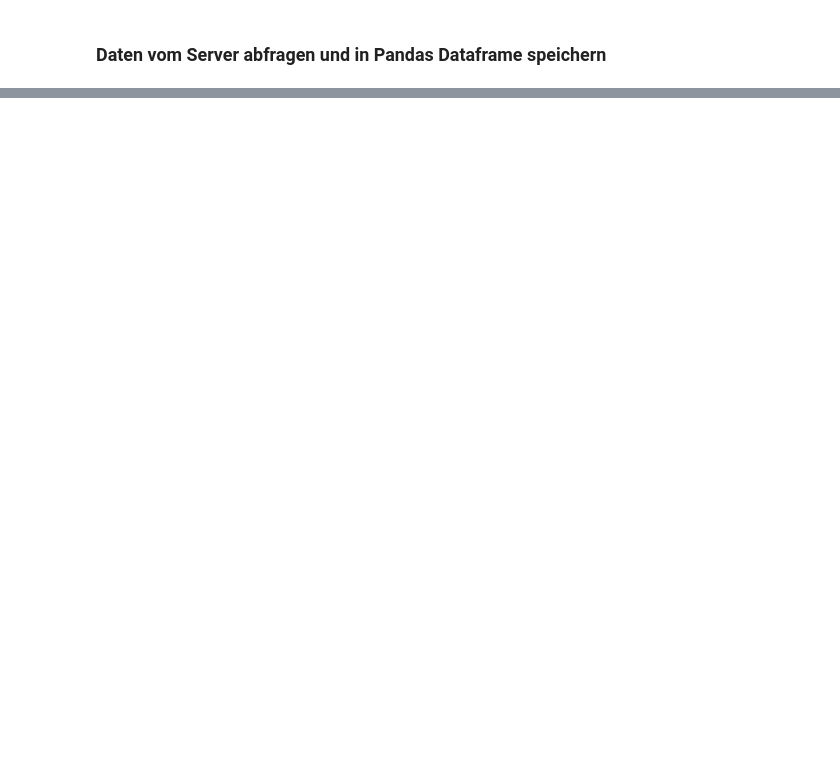
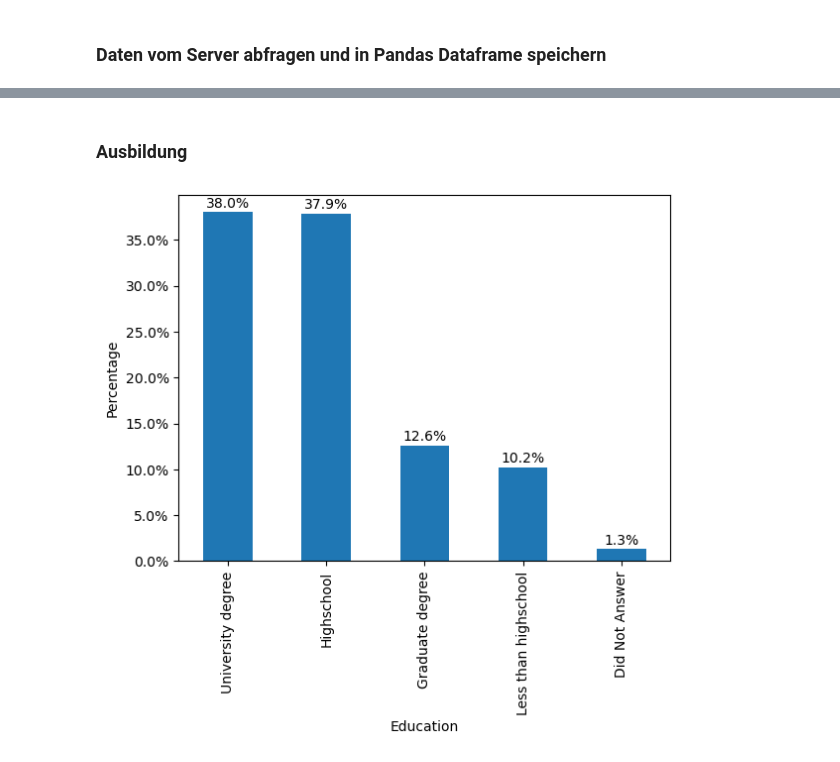
Before and after one commit to wi21b030/Mental-Health, a Jupyter notebook: Mental-Health.ipynb, the cells around one changed output, grey strips where cells are left out. Saved outputs shown, nothing was run; the diff lists cells and outputs as text; code cells hidden in the pictures; blank space fills up the shorter version.

```diff
--- a/Mental-Health.ipynb
+++ b/Mental-Health.ipynb
@@ -113,0 +144,14 @@ print(data)
+# %% [markdown]
+### Ausbildung
+# %%
+education = data['education'].map({0: 'Did Not Answer', 1: 'Less than highschool', 2: 'Highschool', 3: 'University degree', 4: 'Graduate degree'})
+education_percent = education.value_counts(normalize=True) * 100
+ax = education_percent.plot(kind='bar')
+ax.set_xlabel('Education')
+ax.set_ylabel('Percentage')
+ax.set_yticklabels(['{:,.1f}%'.format(x) for x in ax.get_yticks()])
+for i, v in enumerate(education_percent):
+    ax.text(i, v+0.5, '{:.1f}%'.format(v), ha='center')
+plt.show()
+# %% [output]
+[figure, added]
```
Also changed, not shown: parts of 24 cells of this notebook.
